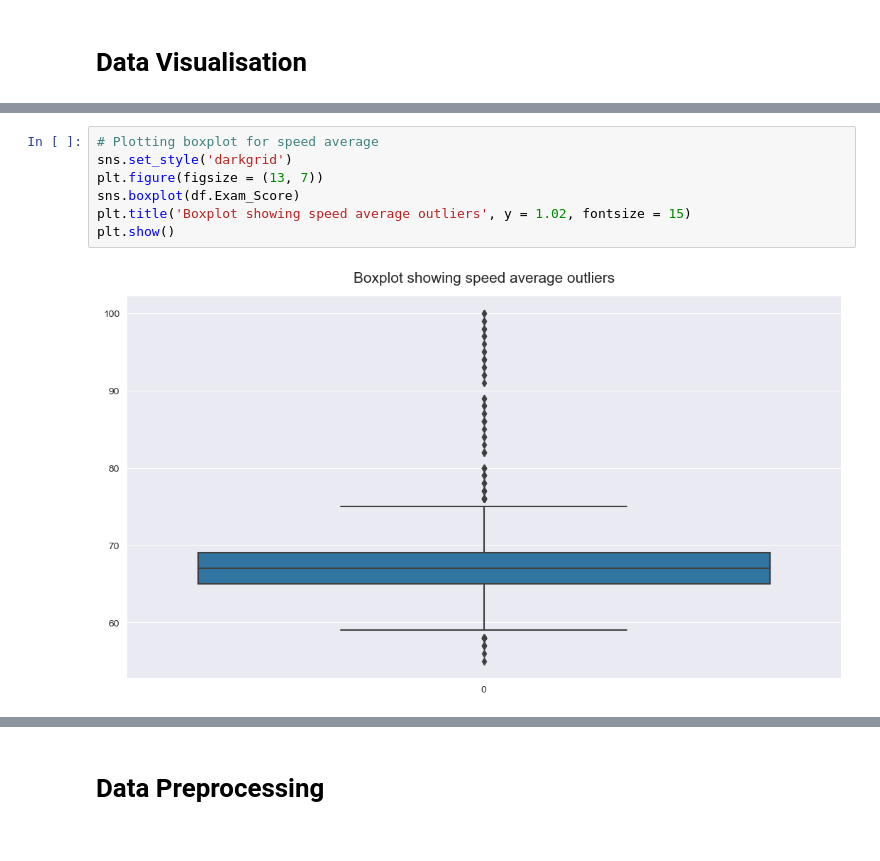
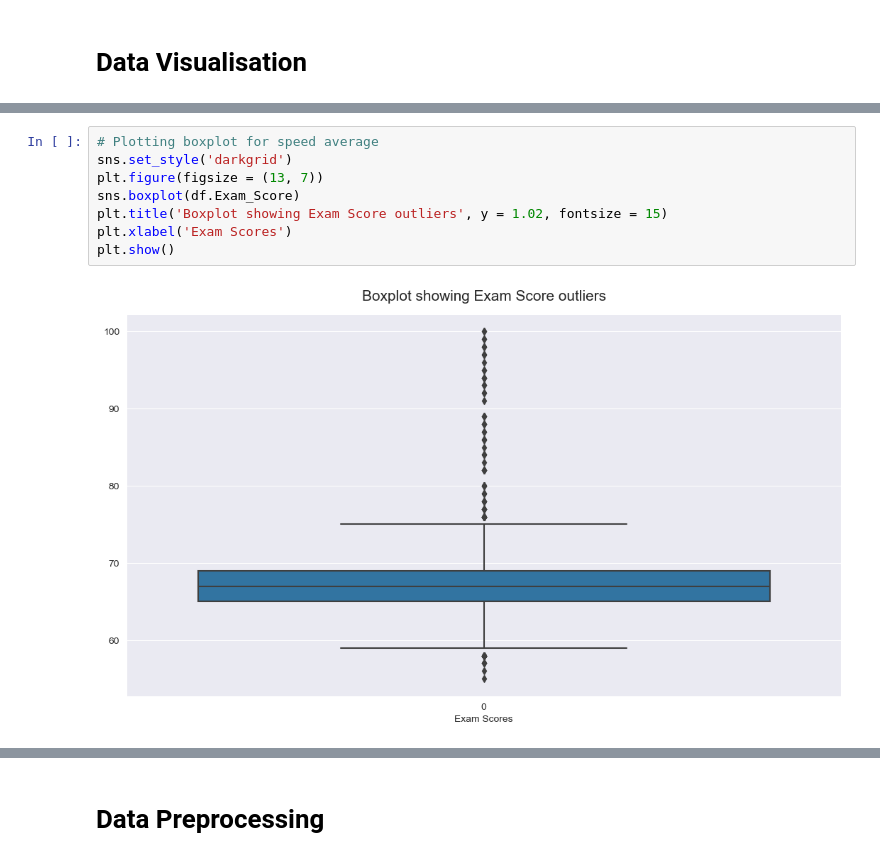
Before and after one commit to 02sagoe/Predicting-Student-Performance, a Jupyter notebook: main.ipynb, the cells around one changed output, grey strips where cells are left out. Drawn from its saved outputs; the diff is of its cells as text.

```diff
--- a/main.ipynb
+++ b/main.ipynb
@@ -103,10 +106,11 @@ plt.show()
 # %%
 # Plotting boxplot for speed average
 sns.set_style('darkgrid')
 plt.figure(figsize = (13, 7))
 sns.boxplot(df.Exam_Score)
-plt.title('Boxplot showing speed average outliers', y = 1.02, fontsize = 15)
+plt.title('Boxplot showing Exam Score outliers', y = 1.02, fontsize = 15)
+plt.xlabel('Exam Scores')
 plt.show()
 # %% [output]
-[figure, old version]
+[figure, new version]
 # %%
```
Also changed, not shown: parts of 34 cells of this notebook.
